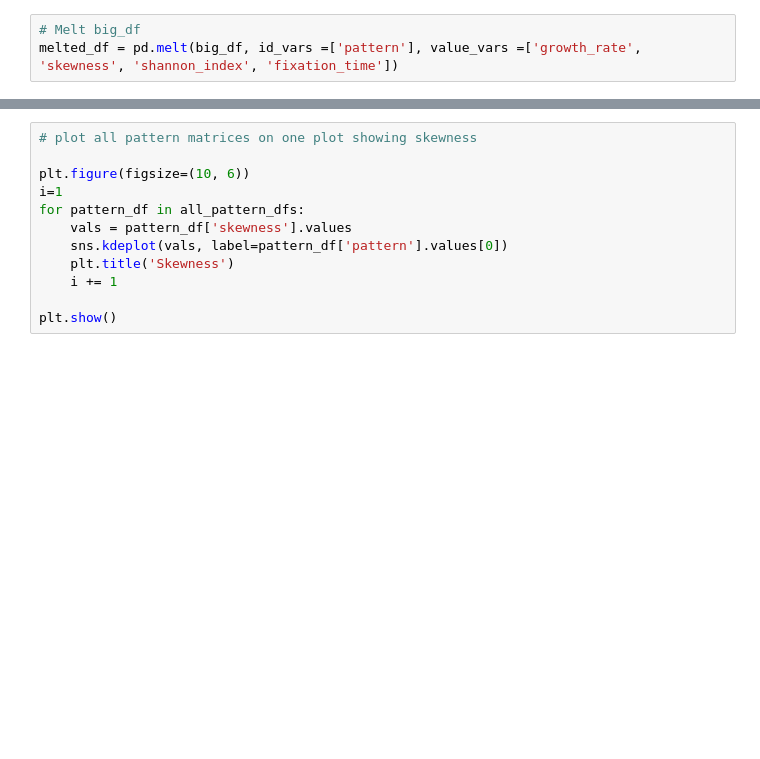
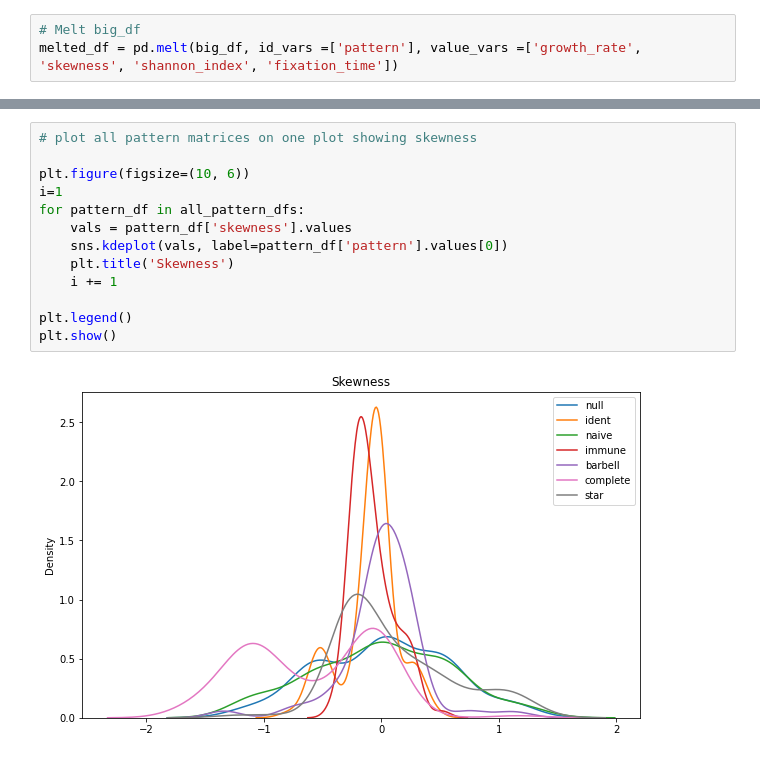
Before and after one commit to DJSiddharthVader/Simulations-02712-Project, a Jupyter notebook: src/patterns_analysis.ipynb, the cells around one changed output, grey strips where cells are left out. Cells and saved outputs as stored; diff of their text form; blank space fills up the shorter version.

```diff
--- a/src/patterns_analysis.ipynb
+++ b/src/patterns_analysis.ipynb
@@ -185,15 +210,18 @@ plt.show()
 # %%
 # plot all pattern matrices on one plot showing skewness
 
 plt.figure(figsize=(10, 6))
 i=1
 for pattern_df in all_pattern_dfs:
     vals = pattern_df['skewness'].values
     sns.kdeplot(vals, label=pattern_df['pattern'].values[0])
     plt.title('Skewness')
     i += 1
 
+plt.legend()
 plt.show()
+# %% [output]
+[figure, added]
 # %%
 # plot all pattern matrices on one plot showing shannon index
 
```
Also changed, not shown: parts of 8 cells of this notebook.
